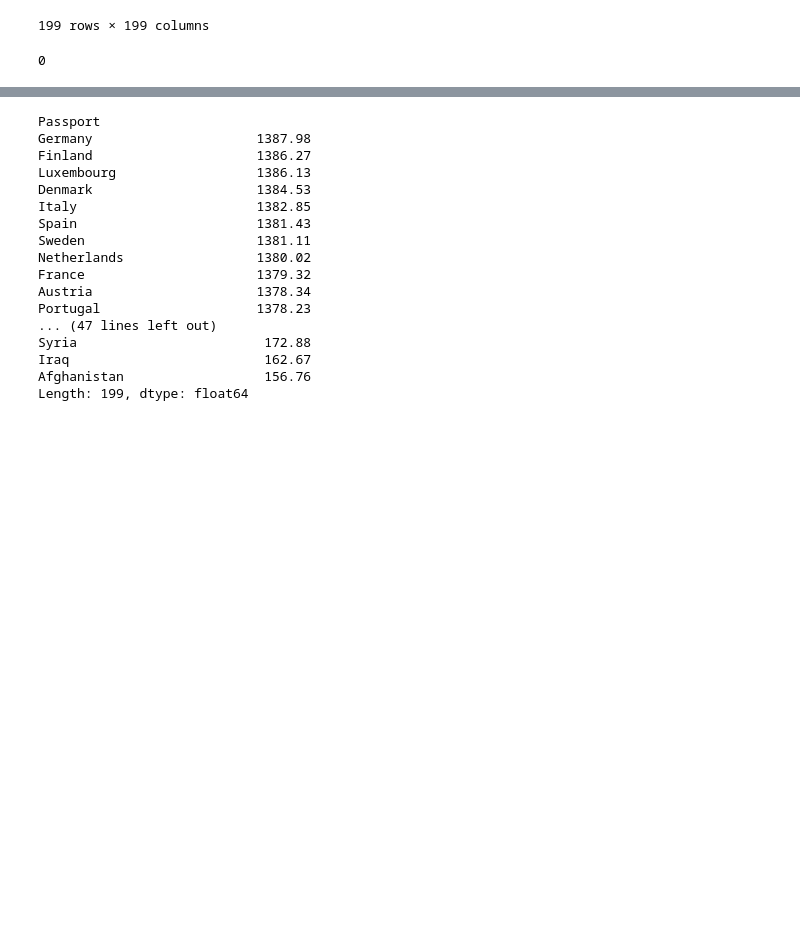
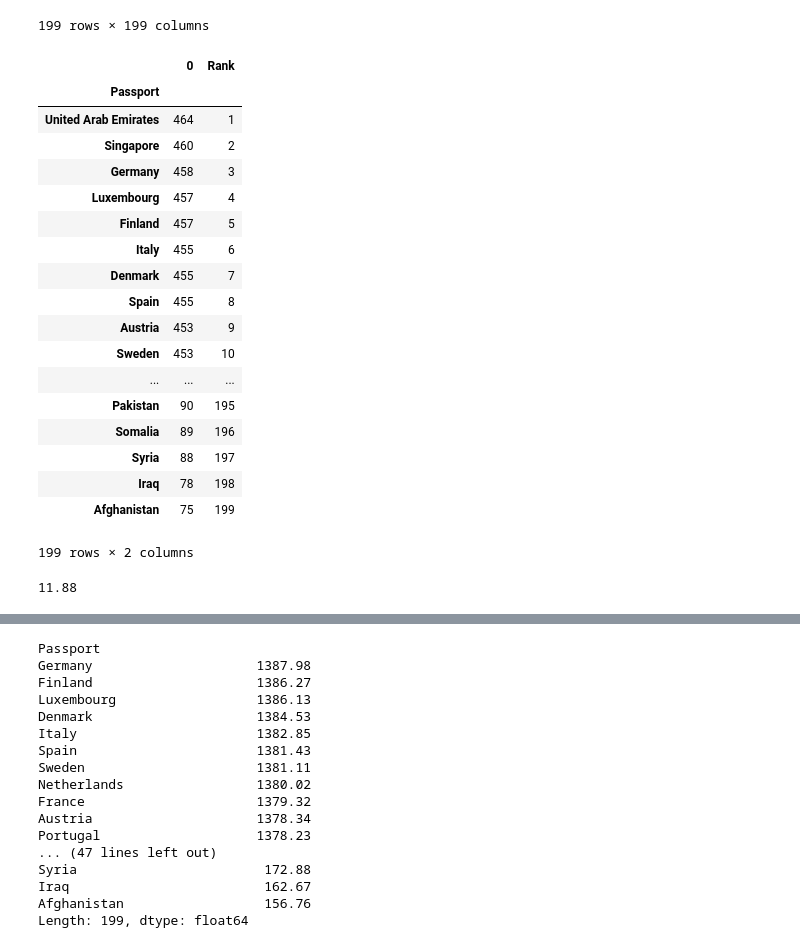
Before and after one commit to yavvee/PassportRank, a Jupyter notebook: PassportRank.ipynb, the cells around one changed output, grey strips where cells are left out. Saved outputs shown, nothing was run; the diff lists cells and outputs as text; code cells hidden in the pictures; blank space fills up the shorter version.

```diff
--- a/PassportRank.ipynb
+++ b/PassportRank.ipynb
@@ -36,13 +36,35 @@ rank = pd.DataFrame(rank)
 rank['Rank'] = np.arange(1, len(score)+1)
 #rank
 rank.to_csv('OrigRank.csv')
+# %%
+rank
+# %% [output]
+|  | 0 | Rank |
+| Passport |  |  |
+| United Arab Emirates | 464 | 1 |
+| Singapore | 460 | 2 |
+| Germany | 458 | 3 |
+| Luxembourg | 457 | 4 |
+| Finland | 457 | 5 |
+| Italy | 455 | 6 |
+| Denmark | 455 | 7 |
+| Spain | 455 | 8 |
+| Austria | 453 | 9 |
+| Sweden | 453 | 10 |
+| ... | ... | ... |
+| Pakistan | 90 | 195 |
+| Somalia | 89 | 196 |
+| Syria | 88 | 197 |
+| Iraq | 78 | 198 |
+| Afghanistan | 75 | 199 |
+199 rows × 2 columns
 # %%
 #np.repeat(score, len(score), axis=1)
 #a= np.tile(score, (len(score),1))
 #b = np.transpose(a)
-rankIndex.iloc[0,1]
+rankIndex.iloc[1,3]
 # %% [output]
-0
+11.88
 # %%
 for i in range(len(score)):
     for j in range(len(score)):
```
Also changed, not shown: parts of 10 cells of this notebook, 4 other files.
